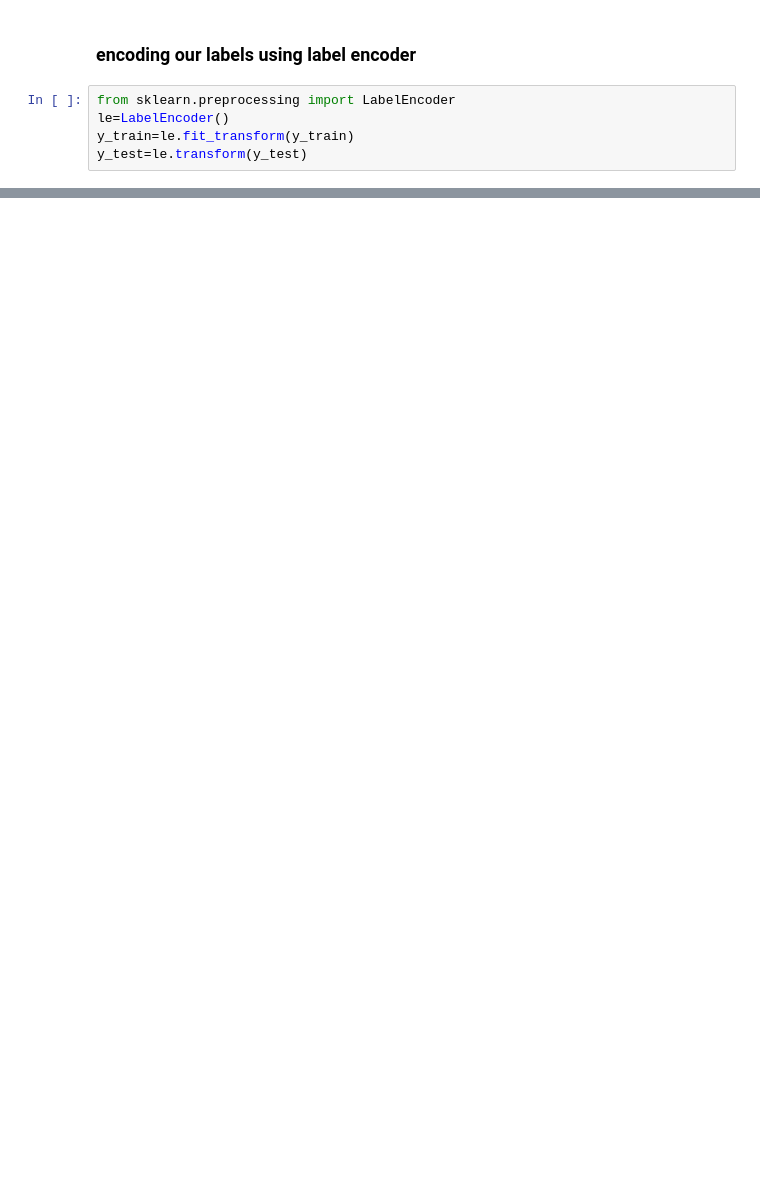
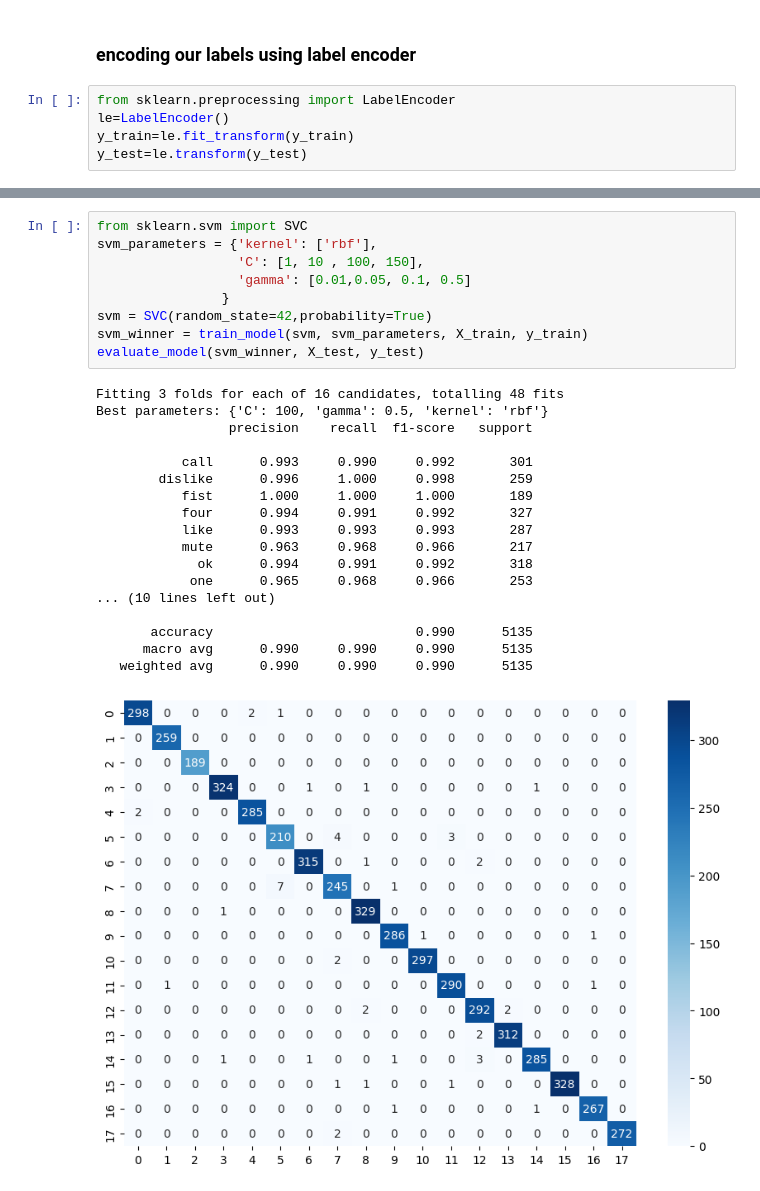
Before and after one commit to sabry558/Hand-gestures-classification, a Jupyter notebook: Hand gestures.ipynb, the cells around one changed output, grey strips where cells are left out. Cells and saved outputs as stored; diff of their text form; blank space fills up the shorter version.

```diff
--- a/Hand gestures.ipynb
+++ b/Hand gestures.ipynb
@@ -135,0 +220,28 @@ y_test=le.transform(y_test)
+# %%
+from sklearn.svm import SVC
+svm_parameters = {'kernel': ['rbf'],
+                  'C': [1, 10 , 100, 150],
+                  'gamma': [0.01,0.05, 0.1, 0.5]
+                }
+svm = SVC(random_state=42,probability=True)
+svm_winner = train_model(svm, svm_parameters, X_train, y_train)
+evaluate_model(svm_winner, X_test, y_test)
+# %% [output]
+Fitting 3 folds for each of 16 candidates, totalling 48 fits
+Best parameters: {'C': 100, 'gamma': 0.5, 'kernel': 'rbf'}
+                 precision    recall  f1-score   support
+
+           call      0.993     0.990     0.992       301
+        dislike      0.996     1.000     0.998       259
+           fist      1.000     1.000     1.000       189
+           four      0.994     0.991     0.992       327
+           like      0.993     0.993     0.993       287
+           mute      0.963     0.968     0.966       217
+             ok      0.994     0.991     0.992       318
+            one      0.965     0.968     0.966       253
+... (10 lines left out)
+
+       accuracy                          0.990      5135
+      macro avg      0.990     0.990     0.990      5135
+   weighted avg      0.990     0.990     0.990      5135
+[figure, added]
```
Also changed, not shown: parts of 29 cells of this notebook.
